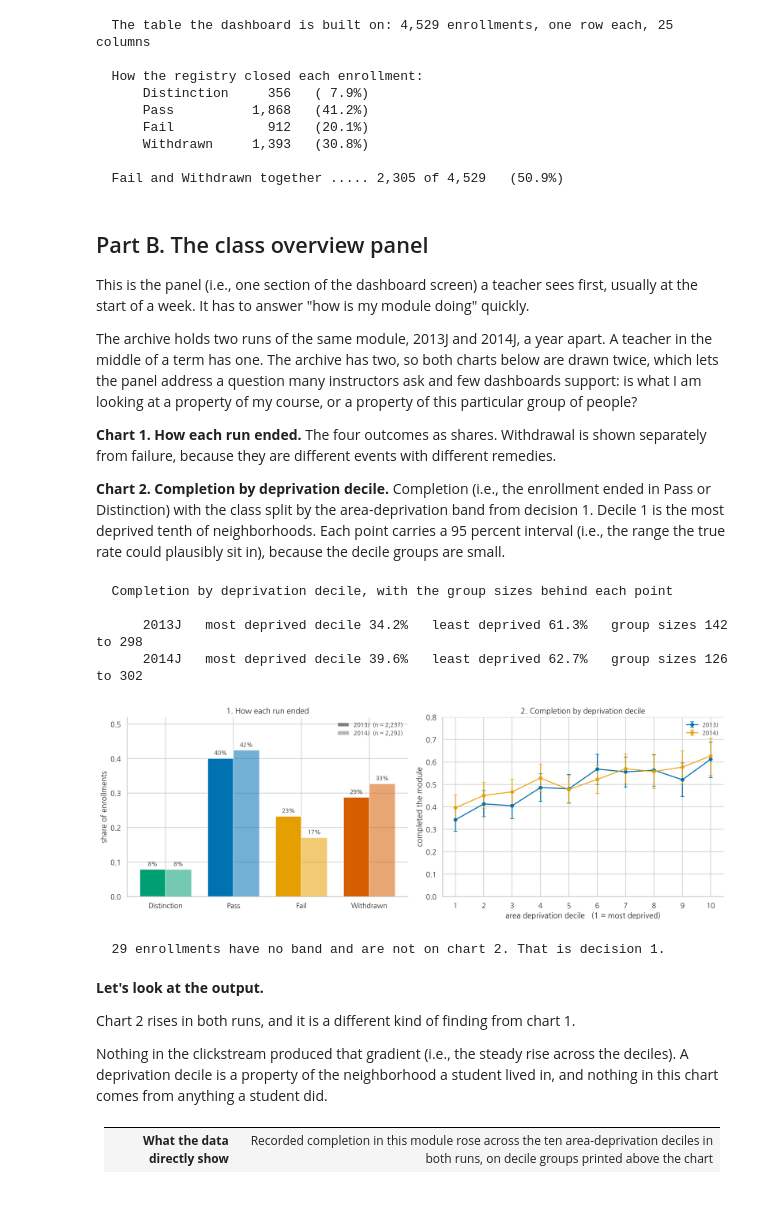
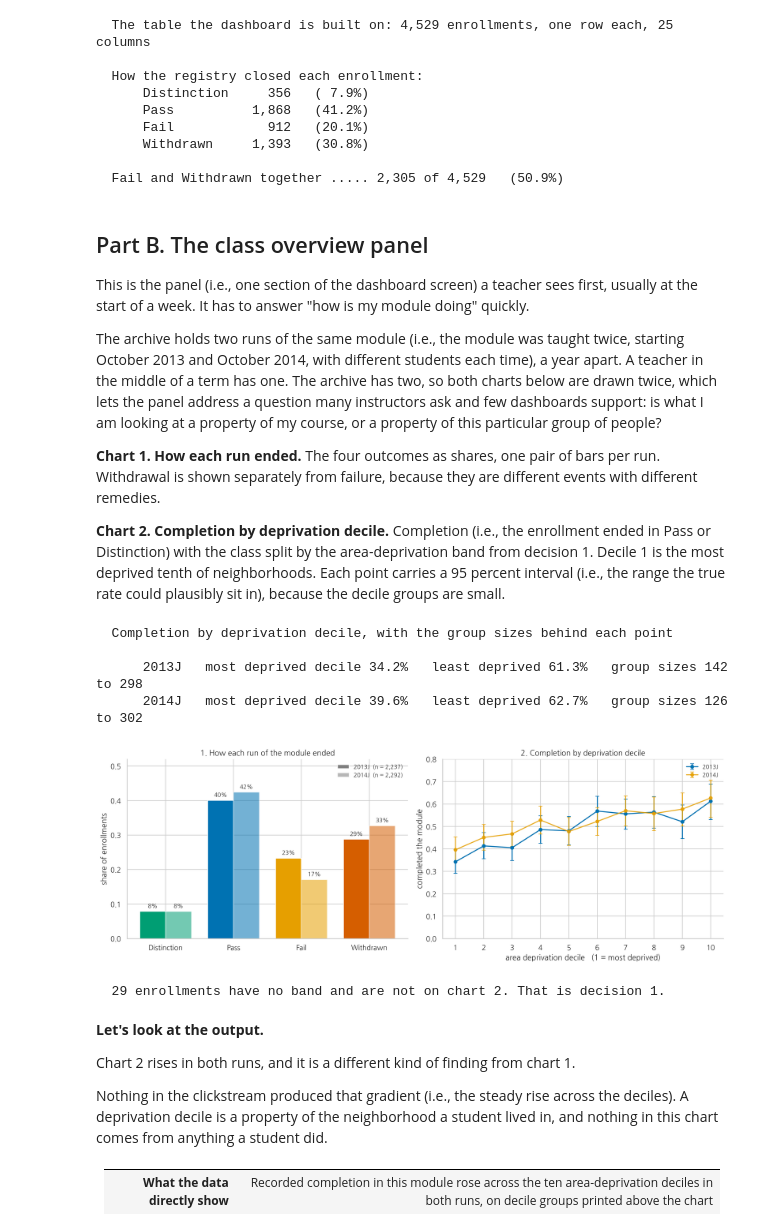
Before and after one commit to HakeoungLee/edis8100-teaching-learning-analytics, a Jupyter notebook: week04-miniproject1-dashboards/week04_teacher_dashboard_30min_instructor.ipynb, the cells around one changed output. Drawn from its saved outputs; the diff is of its cells as text; code cells hidden in the pictures; blank space fills up the shorter version.

```diff
--- a/week04-miniproject1-dashboards/week04_teacher_dashboard_30min_instructor.ipynb
+++ b/week04-miniproject1-dashboards/week04_teacher_dashboard_30min_instructor.ipynb
@@ -264,9 +264,9 @@ print(f"  Fail and Withdrawn together ..... {dash['did_not_pass'].sum():,} of {l
 
 This is the panel (i.e., one section of the dashboard screen) a teacher sees first, usually at the start of a week. It has to answer "how is my module doing" quickly.
 
-The archive holds two runs of the same module, 2013J and 2014J, a year apart. A teacher in the middle of a term has one. The archive has two, so both charts below are drawn twice, which lets the panel address a question many instructors ask and few dashboards support: is what I am looking at a property of my course, or a property of this particular group of people?
+The archive holds two runs of the same module (i.e., the module was taught twice, starting October 2013 and October 2014, with different students each time), a year apart. A teacher in the middle of a term has one. The archive has two, so both charts below are drawn twice, which lets the panel address a question many instructors ask and few dashboards support: is what I am looking at a property of my course, or a property of this particular group of people?
 
-**Chart 1. How each run ended.** The four outcomes as shares. Withdrawal is shown separately from failure, because they are different events with different remedies.
+**Chart 1. How each run ended.** The four outcomes as shares, one pair of bars per run. Withdrawal is shown separately from failure, because they are different events with different remedies.
 
 **Chart 2. Completion by deprivation decile.** Completion (i.e., the enrollment ended in Pass or Distinction) with the class split by the area-deprivation band from decision 1. Decile 1 is the most deprived tenth of neighborhoods. Each point carries a 95 percent interval (i.e., the range the true rate could plausibly sit in), because the decile groups are small.
 # %%
@@ -298,7 +298,7 @@ for i, pres in enumerate(PRES):
         ax.text(x, s + 0.008, f"{s:.0%}", ha="center", va="bottom", fontsize=9)
 ax.set_xticks(range(4)); ax.set_xticklabels(order)
 ax.set_ylabel("share of enrollments"); ax.set_ylim(0, 0.52)
-ax.set_title("1. How each run ended")
+ax.set_title("1. How each run of the module ended")
 # The two runs are told apart by shade, not by hue, so the legend uses grey
 # swatches at the two shades rather than borrowing one outcome's color.
 handles = [plt.Rectangle((0, 0), 1, 1, facecolor=GREY, alpha=a, edgecolor="white")
@@ -317,34 +317,34 @@ for i, pres in enumerate(PRES):
     for d in range(1, 11):
         g = sub[sub["imd_decile"] == d]
         if len(g) == 0:
             continue
         k, n = int(g["completed"].sum()), len(g)
         lo, hi = wilson(k, n)
         xs.append(d); ys.append(k / n); los.append(k / n - lo); his.append(hi - k / n)
     ax.errorbar(xs, ys, yerr=[los, his], marker="o", ms=5, capsize=3, lw=1.6,
                 color=BLUE if i == 0 else ORANGE, label=pres,
                 alpha=1.0 if i == 0 else 0.85)
     sizes = [int((sub["imd_decile"] == d).sum()) for d in range(1, 11)]
     print(f"      {pres}   most deprived decile {ys[0]:.1%}   least deprived {ys[-1]:.1%}"
           f"   group sizes {min(sizes)} to {max(sizes)}")
 ax.set_xticks(range(1, 11))
 ax.set_xlabel("area deprivation decile   (1 = most deprived)")
 ax.set_ylabel("completed the module"); ax.set_ylim(0, 0.8)
 ax.set_title("2. Completion by deprivation decile")
 ax.legend(frameon=False, fontsize=9)
 ax.spines[["top", "right"]].set_visible(False)
 
 plt.tight_layout(); plt.show()
 
 print()
 print(f"  {n_imd_missing} enrollments have no band and are not on chart 2. "
       f"That is decision 1.")
 # %% [output]
   Completion by deprivation decile, with the group sizes behind each point
 
       2013J   most deprived decile 34.2%   least deprived 61.3%   group sizes 142 to 298
       2014J   most deprived decile 39.6%   least deprived 62.7%   group sizes 126 to 302
-[figure, old version]
+[figure, new version]
   29 enrollments have no band and are not on chart 2. That is decision 1.
 # %% [markdown]
 **Let's look at the output.**
```
Also changed, not shown: parts of 2 cells of this notebook, 1 other file.
